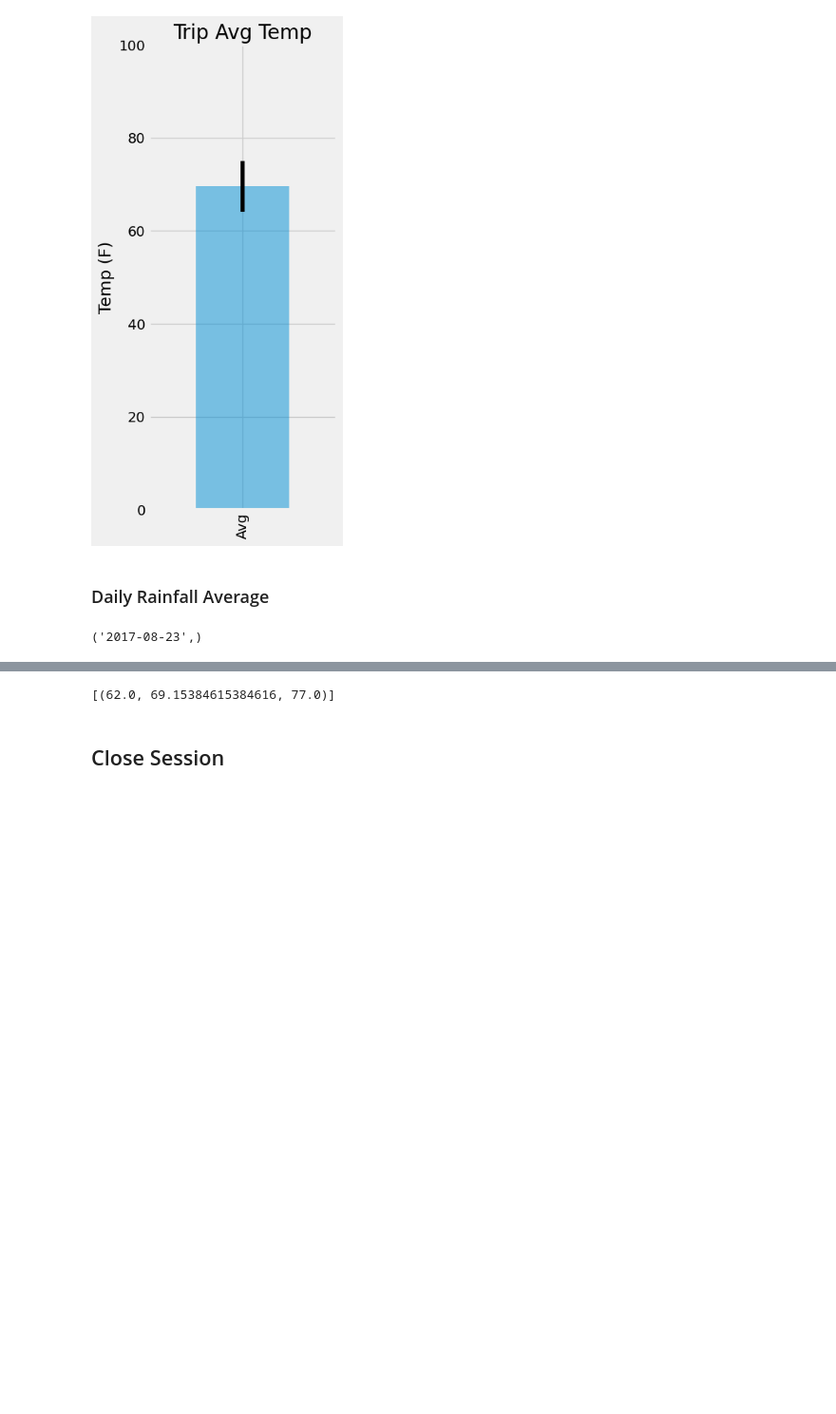
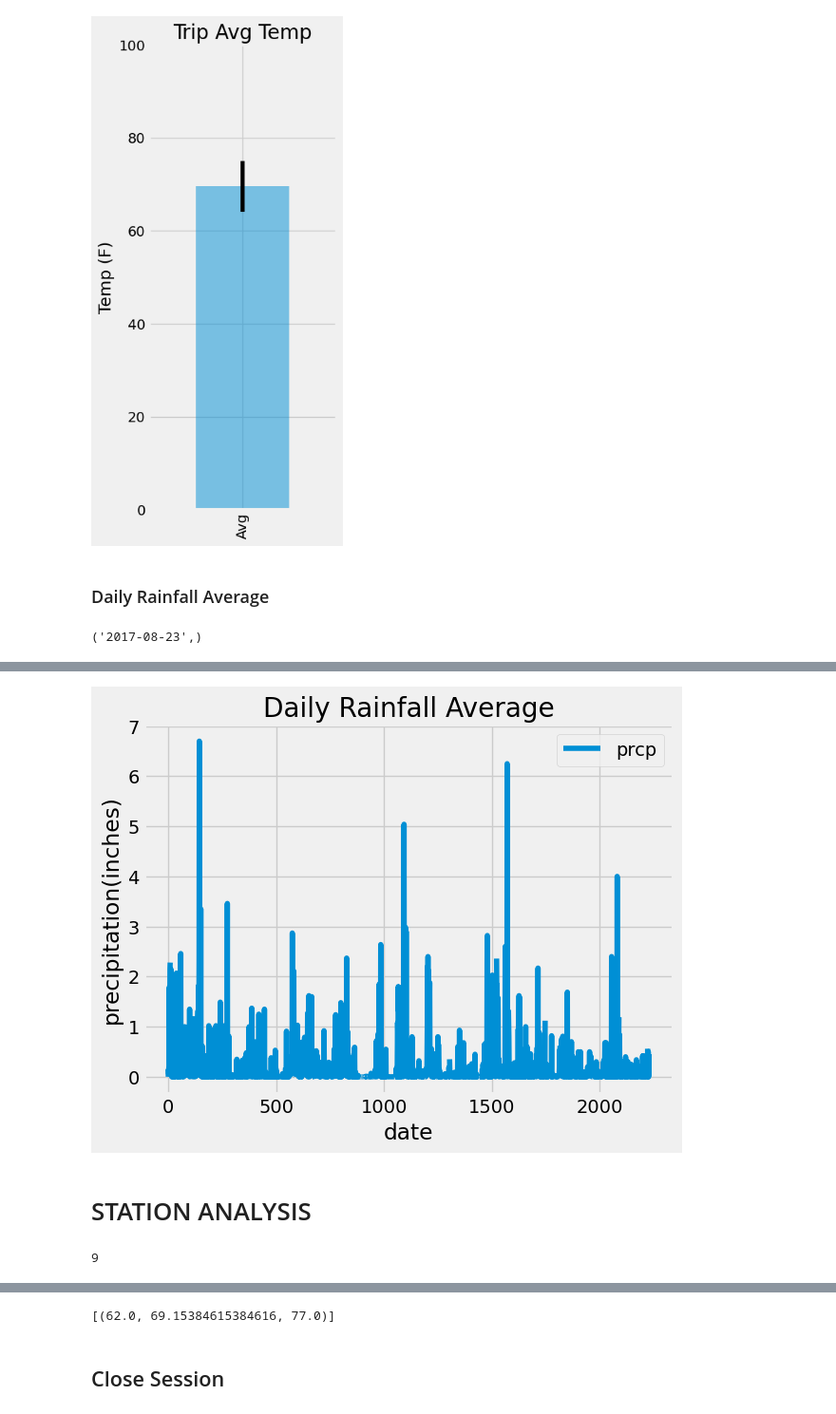
Before and after one commit to Mathi2702/sqlalchemy-challenge, a Jupyter notebook: SurfsUp/temp_analysis_bonus_2_starter.ipynb, the cells around one changed output, grey strips where cells are left out. Shown: that part at 95% size. Cells and saved outputs as stored; diff of their text form; code cells hidden in the pictures; blank space fills up the shorter version.

```diff
--- a/SurfsUp/temp_analysis_bonus_2_starter.ipynb
+++ b/SurfsUp/temp_analysis_bonus_2_starter.ipynb
@@ -161,0 +159,19 @@ rainfall_df.plot
+# %%
+rainfall_df.plot()
+
+#labels
+plt.xlabel("date")
+plt.ylabel("precipitation(inches)")
+plt.title("Daily Rainfall Average")
+plt.savefig("avg_rainfall.png")
+plt.show()
+# %% [output]
+[figure, added]
+# %% [markdown]
+# STATION ANALYSIS
+# %%
+#query to find the number of stations in the dataset
+no_of_station = session.query(station.id).count()
+no_of_station
+# %% [output]
+9
```
Also changed, not shown: parts of 11 cells of this notebook, 2 other files.
